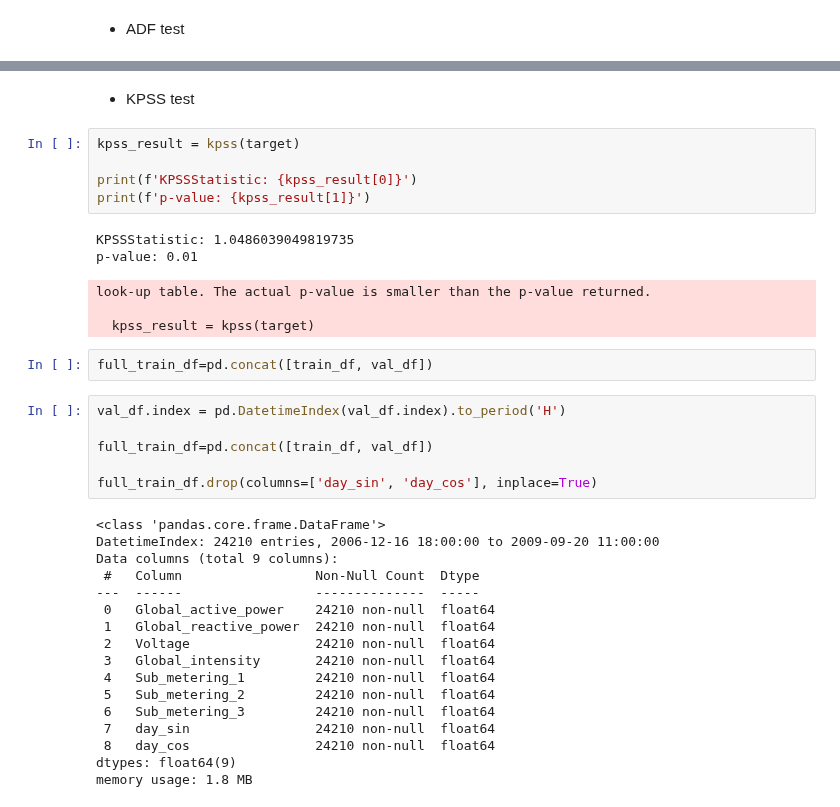
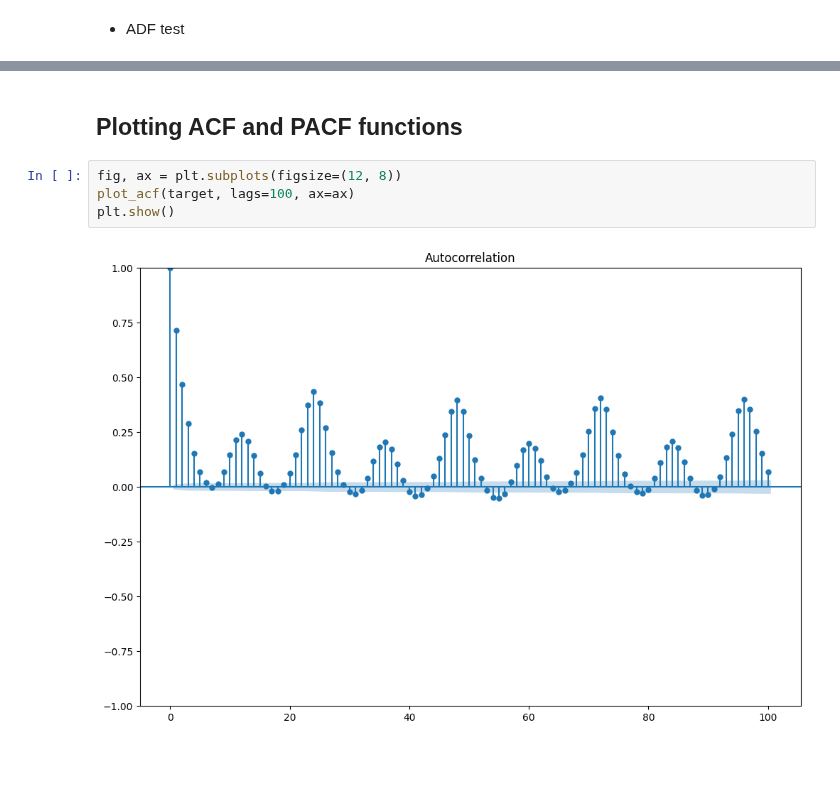
Before and after one commit to Ibrahim-Ola/time-series-python, a Jupyter notebook: SARIMA.ipynb, the cells around one changed output, grey strips where cells are left out. Cells and saved outputs as stored; diff of their text form; blank space fills up the shorter version.

Commit message:
added ACF and PACF plots

```diff
--- a/SARIMA.ipynb
+++ b/SARIMA.ipynb
@@ -80,38 +77,8 @@ p-value: 9.965088412100937e-27
-# %% [markdown]
-* KPSS test
-# %%
-kpss_result = kpss(target)
-
-print(f'KPSSStatistic: {kpss_result[0]}')
-print(f'p-value: {kpss_result[1]}')
-# %% [output]
-KPSSStatistic: 1.0486039049819735
-p-value: 0.01
-look-up table. The actual p-value is smaller than the p-value returned.
-
-  kpss_result = kpss(target)
-# %%
-full_train_df=pd.concat([train_df, val_df])
-# %%
-val_df.index = pd.DatetimeIndex(val_df.index).to_period('H')
-
-full_train_df=pd.concat([train_df, val_df])
-
-full_train_df.drop(columns=['day_sin', 'day_cos'], inplace=True)
-# %% [output]
-<class 'pandas.core.frame.DataFrame'>
-DatetimeIndex: 24210 entries, 2006-12-16 18:00:00 to 2009-09-20 11:00:00
-Data columns (total 9 columns):
- #   Column                 Non-Null Count  Dtype
----  ------                 --------------  -----
- 0   Global_active_power    24210 non-null  float64
- 1   Global_reactive_power  24210 non-null  float64
- 2   Voltage                24210 non-null  float64
- 3   Global_intensity       24210 non-null  float64
- 4   Sub_metering_1         24210 non-null  float64
- 5   Sub_metering_2         24210 non-null  float64
- 6   Sub_metering_3         24210 non-null  float64
- 7   day_sin                24210 non-null  float64
- 8   day_cos                24210 non-null  float64
-dtypes: float64(9)
-memory usage: 1.8 MB
+# %% [markdown]
+## Plotting ACF and PACF functions
+# %%
+fig, ax = plt.subplots(figsize=(12, 8))
+plot_acf(target, lags=100, ax=ax)
+plt.show()
+# %% [output]
+[figure, added]
```
Also changed, not shown: parts of 7 cells of this notebook.
